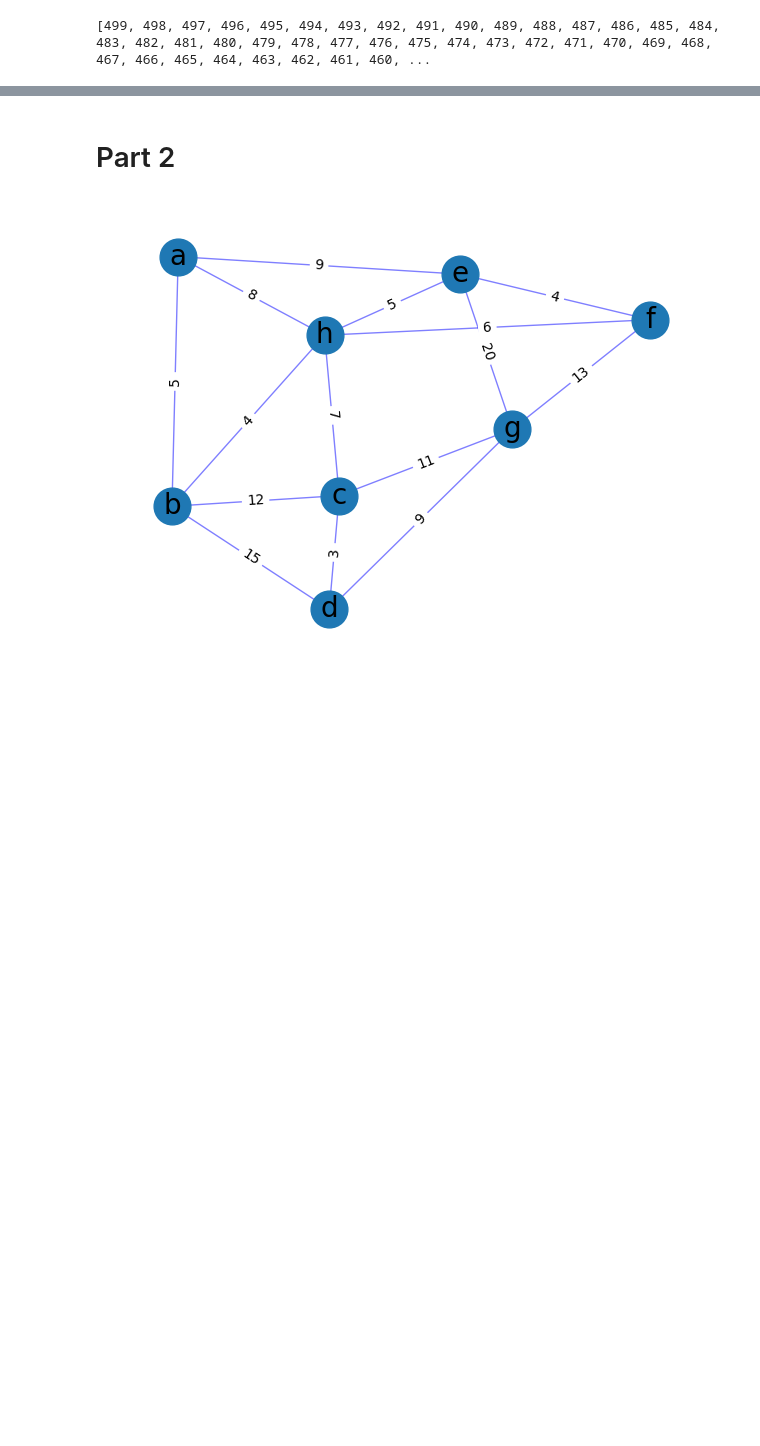
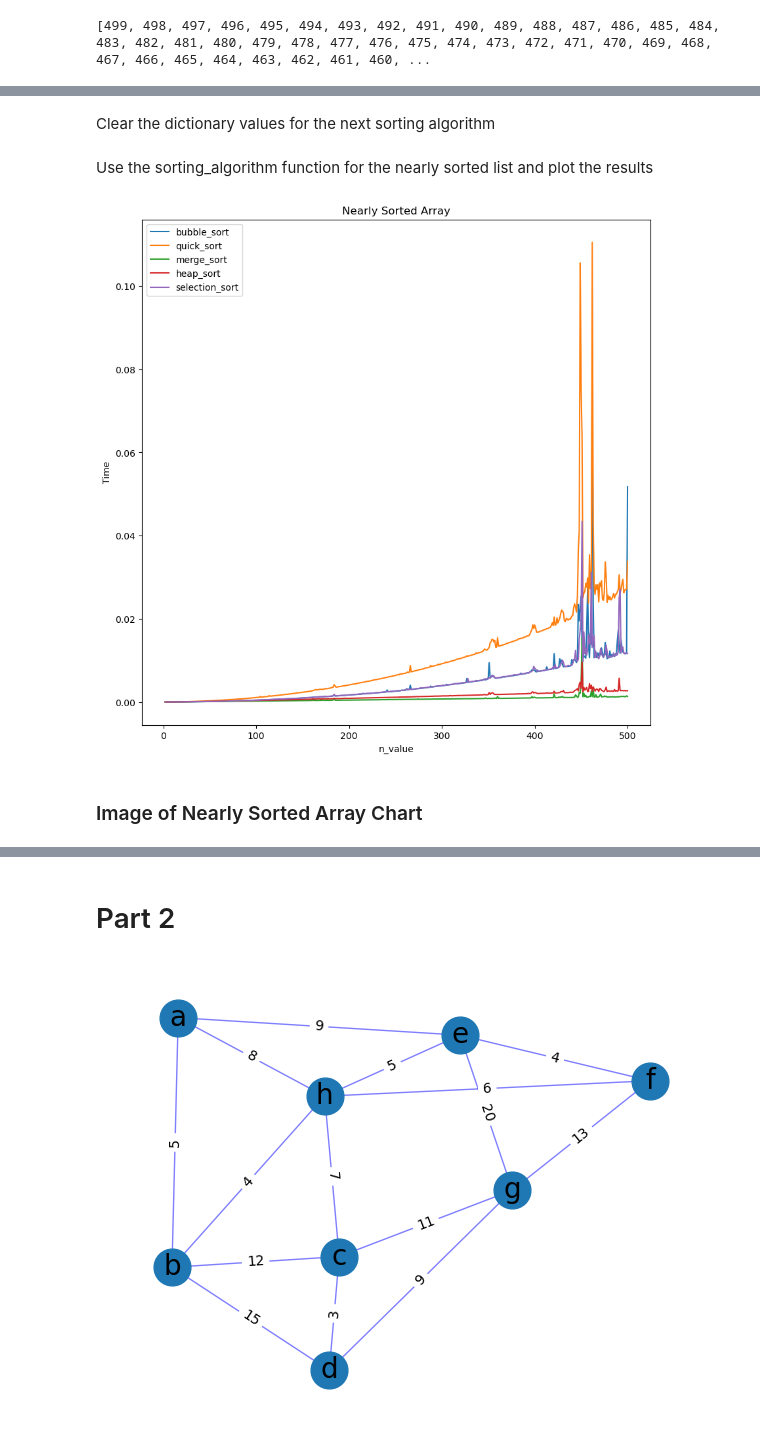
Before and after one commit to tlopesx/Data-Structures-Assignment-2, a Jupyter notebook: Assignment2.ipynb, the cells around one changed output, grey strips where cells are left out. Saved outputs shown, nothing was run; the diff lists cells and outputs as text; code cells hidden in the pictures; blank space fills up the shorter version.

```diff
--- a/Assignment2.ipynb
+++ b/Assignment2.ipynb
@@ -129,0 +252,2 @@ plt.show()
+# %% [markdown]
+Clear the dictionary values for the next sorting algorithm
@@ -129,0 +260,23 @@ plt.show()
+# %% [markdown]
+Use the sorting_algorithm function for the nearly sorted list and plot the results
+# %%
+# using all sorting_algorithms for the nearly sorted list
+sorting_algoritims(nearly_sorted_ls)
+
+# plots the results
+plt.figure(figsize=(10,10))
+plt.plot(list(bubble_time.keys()), list(bubble_time.values()), label="bubble_sort")
+plt.plot(list(quick_time.keys()), list(quick_time.values()), label="quick_sort")
+plt.plot(list(merge_time.keys()), list(merge_time.values()), label="merge_sort")
+plt.plot(list(heap_time.keys()), list(heap_time.values()), label="heap_sort")
+plt.plot(list(selection_time.keys()), list(selection_time.values()), label="selection_sort")
+plt.ylabel("Time")
+plt.xlabel("n_value")
+plt.title("Nearly Sorted Array")
+plt.legend()
+plt.savefig('nearly_sorted_array.png')
+plt.show()
+# %% [output]
+[figure, added]
+# %% [markdown]
+### Image of Nearly Sorted Array Chart
```
Also changed, not shown: parts of 31 cells of this notebook, 2 other files.
